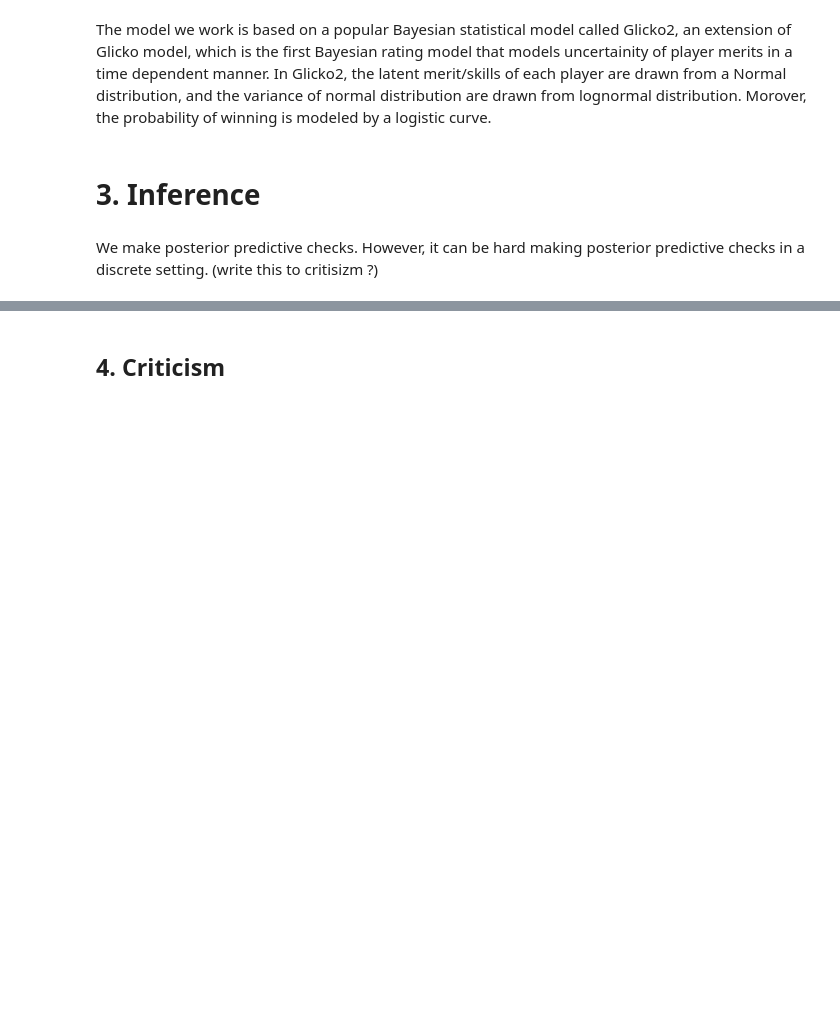
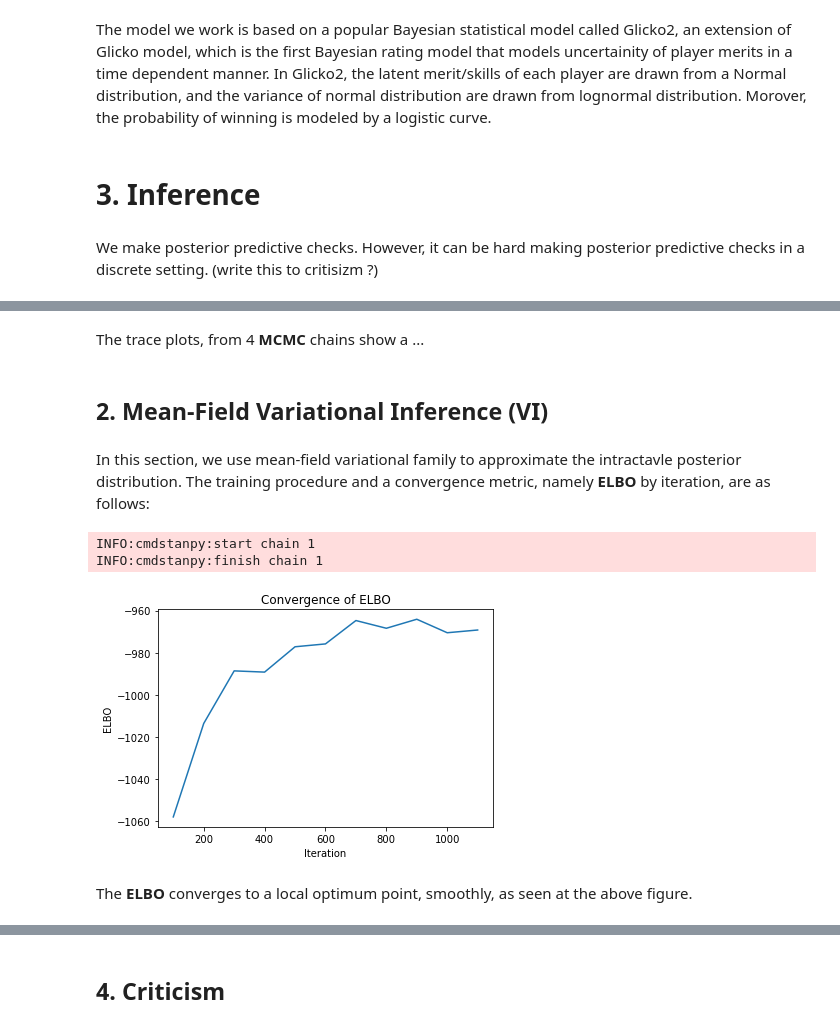
Before and after one commit to ketencimert/probprog-finalproject, a Jupyter notebook: project.ipynb, the cells around one changed output, grey strips where cells are left out. Cells and saved outputs as stored; diff of their text form; code cells hidden in the pictures; blank space fills up the shorter version.

```diff
--- a/project.ipynb
+++ b/project.ipynb
@@ -370,0 +124,22 @@ glicko_fit = glicko_stan.sample(data=chess_data, seed=123)
+# %% [markdown]
+The trace plots, from 4 **MCMC** chains show a ...
+# %% [markdown]
+## 2. Mean-Field Variational Inference (VI)
+# %% [markdown]
+In this section, we use mean-field variational family to approximate the intractavle posterior distribution. The training procedure and a convergence metric, namely **ELBO** by iteration, are as follows:
+# %%
+from glicko.plots import plot_elbo
+
+glicko_vi = glicko_stan.variational(
+    data=chess_data,
+    algorithm="meanfield",
+    output_samples=4000,
+    grad_samples=5,
+)
+plot_elbo(glicko_vi)
+# %% [output]
+INFO:cmdstanpy:start chain 1
+INFO:cmdstanpy:finish chain 1
+[figure, added]
+# %% [markdown]
+The **ELBO** converges to a local optimum point, smoothly, as seen at the above figure.
```
Also changed, not shown: parts of 61 cells of this notebook, 19 other files.
